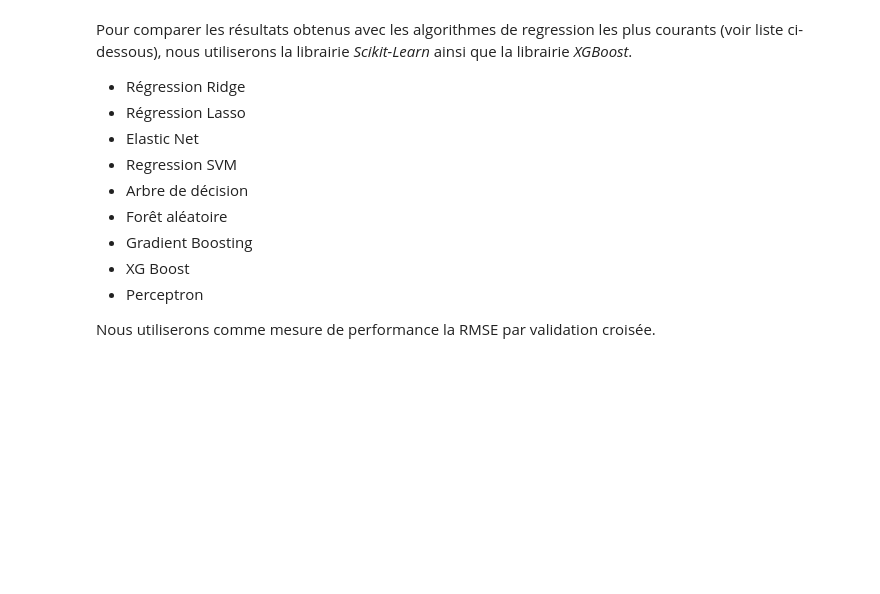
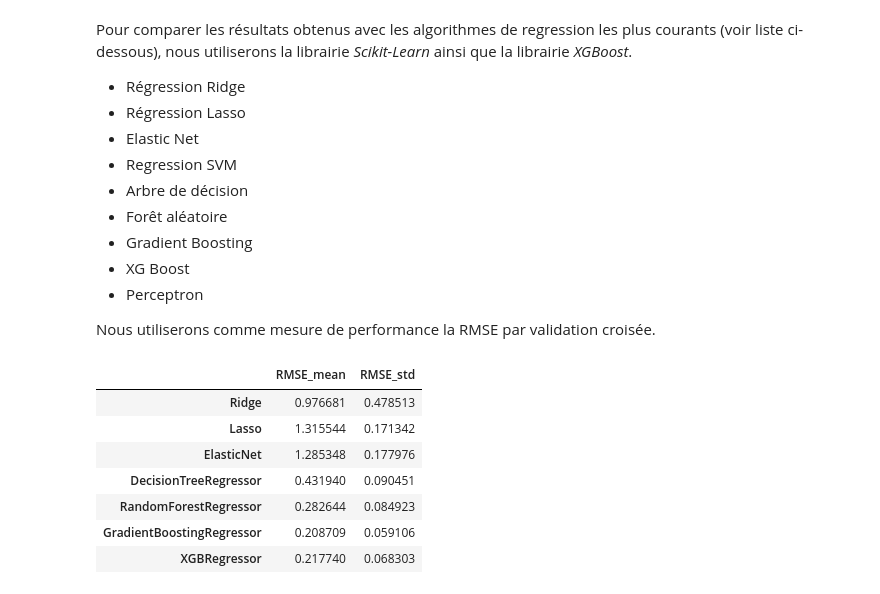
Before and after one commit to Pierre-Eloi/OC_DS_Project4, a Jupyter notebook: Project4_Data_Modeling.ipynb, the cells around one changed output. Saved outputs shown, nothing was run; the diff lists cells and outputs as text; code cells hidden in the pictures; blank space fills up the shorter version.

```diff
--- a/Project4_Data_Modeling.ipynb
+++ b/Project4_Data_Modeling.ipynb
@@ -137,3 +155,15 @@ def linreg_hparams(X, y, estimator, elastic_net=False):
+# %%
+df_comp =  compare_models_old(X, y)
+df_comp
+# %% [output]
+|  | RMSE_mean | RMSE_std |
+| Ridge | 0.976681 | 0.478513 |
+| Lasso | 1.315544 | 0.171342 |
+| ElasticNet | 1.285348 | 0.177976 |
+| DecisionTreeRegressor | 0.431940 | 0.090451 |
+| RandomForestRegressor | 0.282644 | 0.084923 |
+| GradientBoostingRegressor | 0.208709 | 0.059106 |
+| XGBRegressor | 0.217740 | 0.068303 |
 # %%
 from sklearn.model_selection import GridSearchCV
 from sklearn.linear_model import Ridge, Lasso, ElasticNet
```
Also changed, not shown: parts of 17 cells of this notebook, 4 other files.
